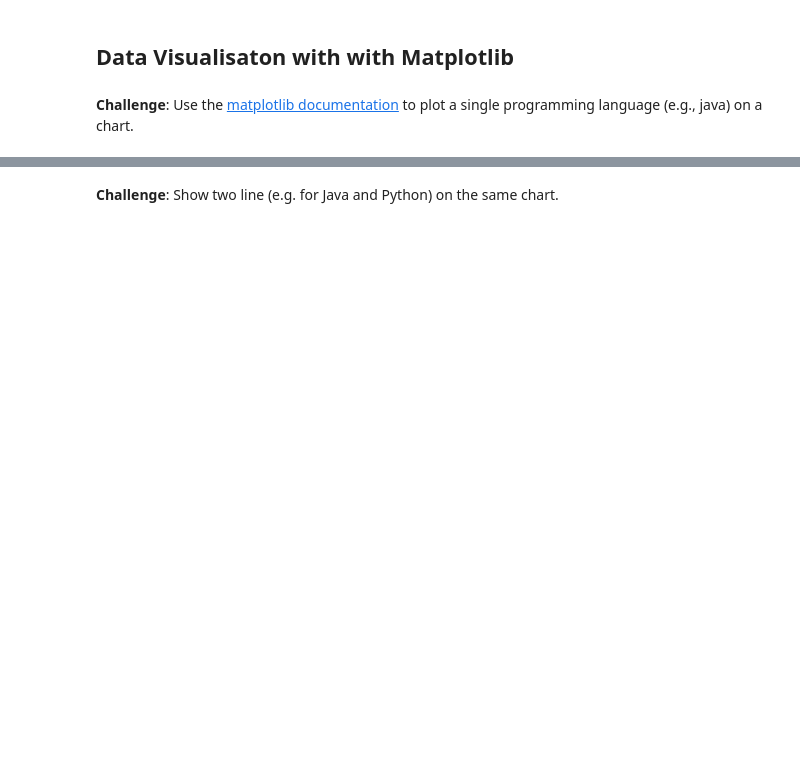
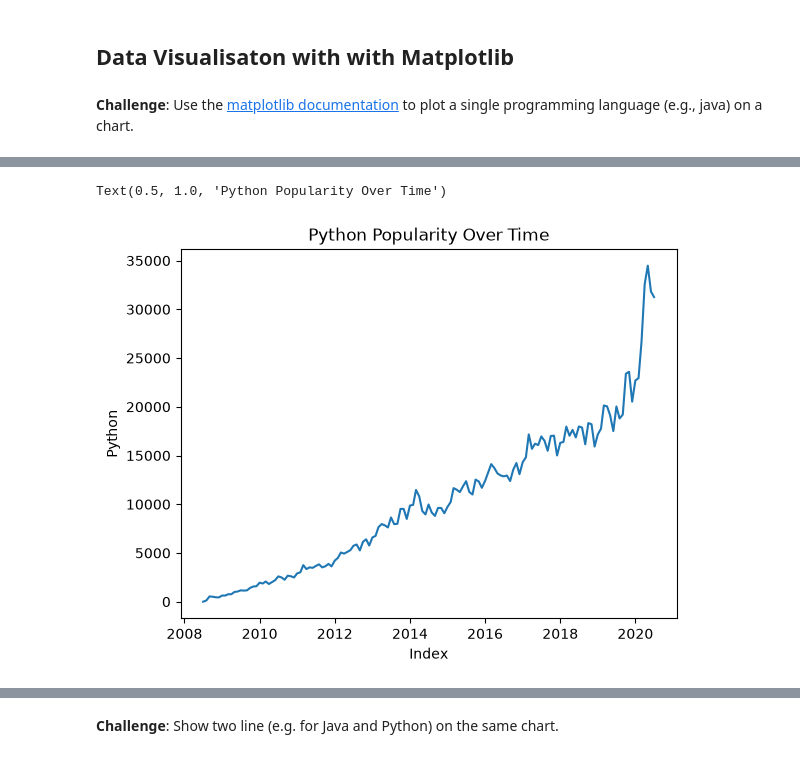
Before and after one commit to liuyushen123/Angela-s-100-Day-Python-Challenge, a Jupyter notebook: Day 73/notbooks/Programming_Languages_(start).ipynb, the cells around one changed output, grey strips where cells are left out. Saved outputs shown, nothing was run; the diff lists cells and outputs as text; code cells hidden in the pictures; blank space fills up the shorter version.

```diff
--- a/Day 73/notbooks/Programming_Languages_(start).ipynb
+++ b/Day 73/notbooks/Programming_Languages_(start).ipynb
@@ -103,0 +191,8 @@ KeyError: 'DATE'
+# %%
+plt.plot(reshaped_df.index, reshaped_df["python"])
+plt.xlabel("Index")
+plt.ylabel("Python")
+plt.title("Python Popularity Over Time")
+# %% [output]
+Text(0.5, 1.0, 'Python Popularity Over Time')
+[figure, added]
```
Also changed, not shown: parts of 21 cells of this notebook, 6 other files.
